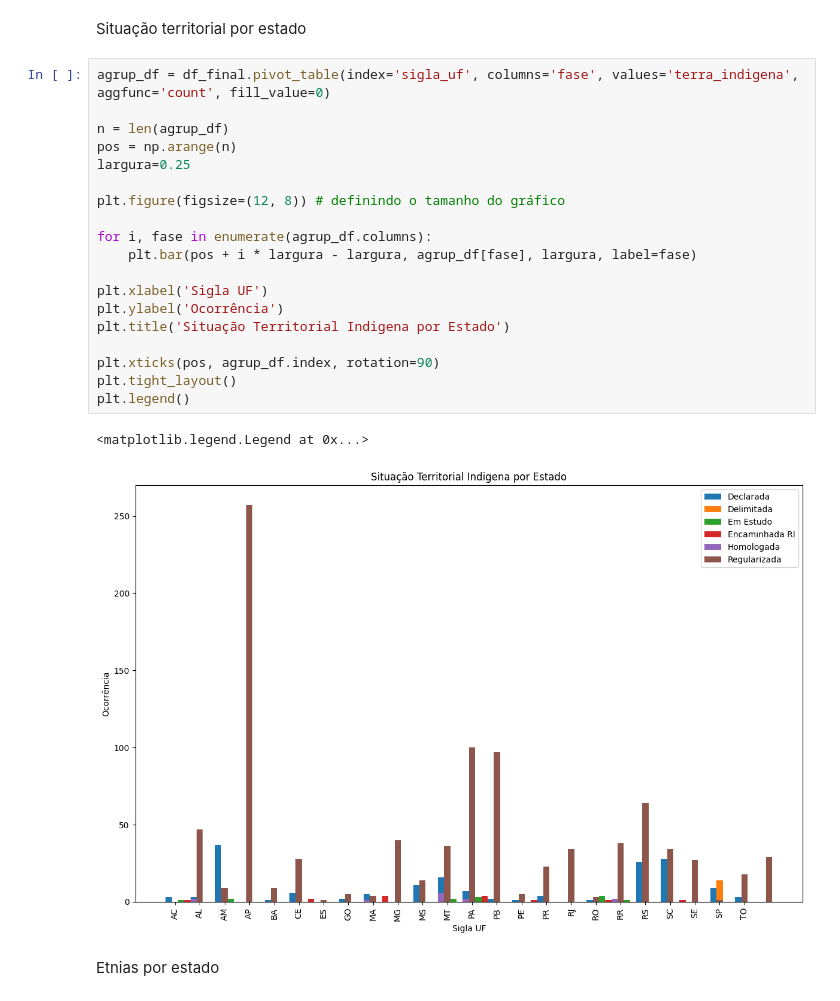
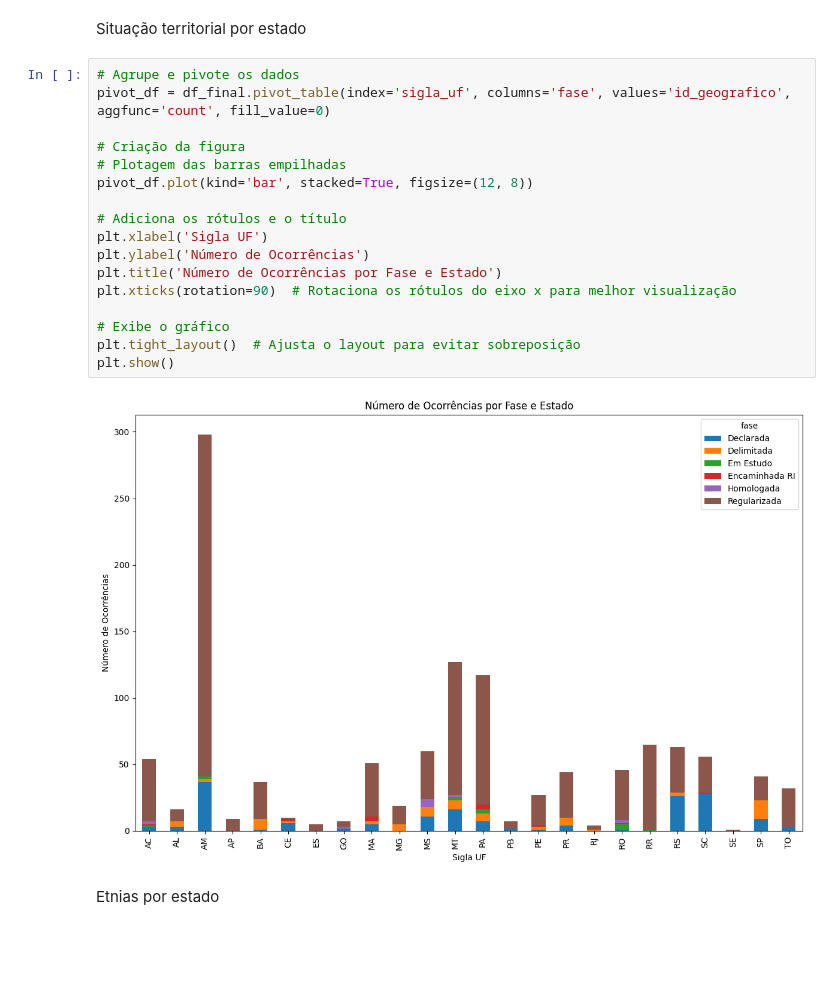
Before and after one commit to reprograma/on29-python-s17-s18-projeto-livre, a Jupyter notebook: material/analise-exploratoria/analise.ipynb, the cells around one changed output. Saved outputs shown, nothing was run; the diff lists cells and outputs as text; blank space fills up the shorter version.

```diff
--- a/material/analise-exploratoria/analise.ipynb
+++ b/material/analise-exploratoria/analise.ipynb
@@ -116,27 +117,24 @@ plt.legend(loc="center left", bbox_to_anchor=(1, 0.5))
 # %% [markdown]
 Situação territorial por estado
-# %%
-agrup_df = df_final.pivot_table(index='sigla_uf', columns='fase', values='terra_indigena', aggfunc='count', fill_value=0)
-
-n = len(agrup_df)
-pos = np.arange(n)
-largura=0.25
-
-plt.figure(figsize=(12, 8)) # definindo o tamanho do gráfico
-
-for i, fase in enumerate(agrup_df.columns):
-    plt.bar(pos + i * largura - largura, agrup_df[fase], largura, label=fase)
-
-plt.xlabel('Sigla UF')
-plt.ylabel('Ocorrência')
-plt.title('Situação Territorial Indigena por Estado')
-
-plt.xticks(pos, agrup_df.index, rotation=90)
-plt.tight_layout()
-plt.legend()
-# %% [output]
-<matplotlib.legend.Legend at 0x...>
-[figure, removed]
+# %%
+# Agrupe e pivote os dados
+pivot_df = df_final.pivot_table(index='sigla_uf', columns='fase', values='id_geografico', aggfunc='count', fill_value=0)
+
+# Criação da figura
+# Plotagem das barras empilhadas
+pivot_df.plot(kind='bar', stacked=True, figsize=(12, 8))
+
+# Adiciona os rótulos e o título
+plt.xlabel('Sigla UF')
+plt.ylabel('Número de Ocorrências')
+plt.title('Número de Ocorrências por Fase e Estado')
+plt.xticks(rotation=90)  # Rotaciona os rótulos do eixo x para melhor visualização
+
+# Exibe o gráfico
+plt.tight_layout()  # Ajusta o layout para evitar sobreposição
+plt.show()
+# %% [output]
+[figure, added]
 # %% [markdown]
 Etnias por estado
 # %%
```
Also changed, not shown: parts of 2 cells of this notebook, 2 other files.
